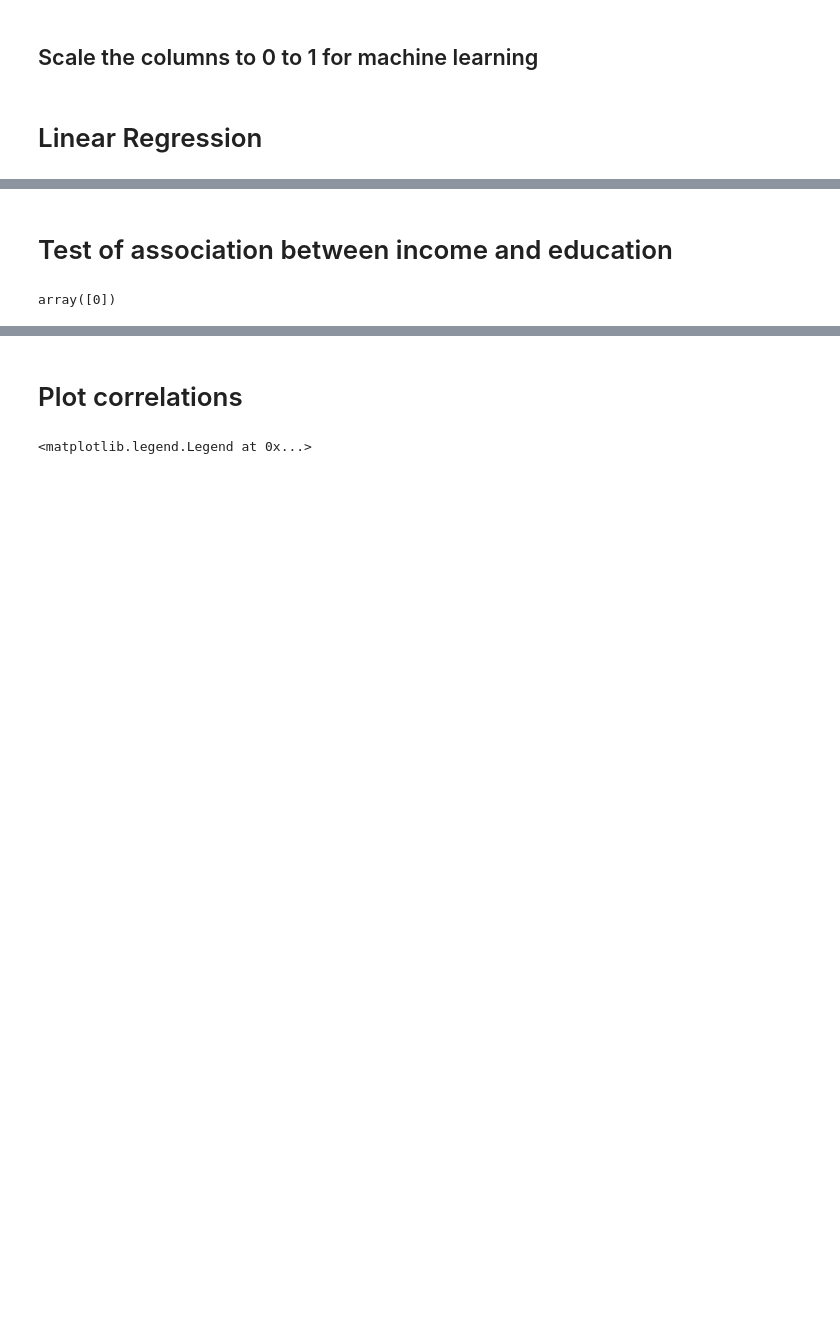
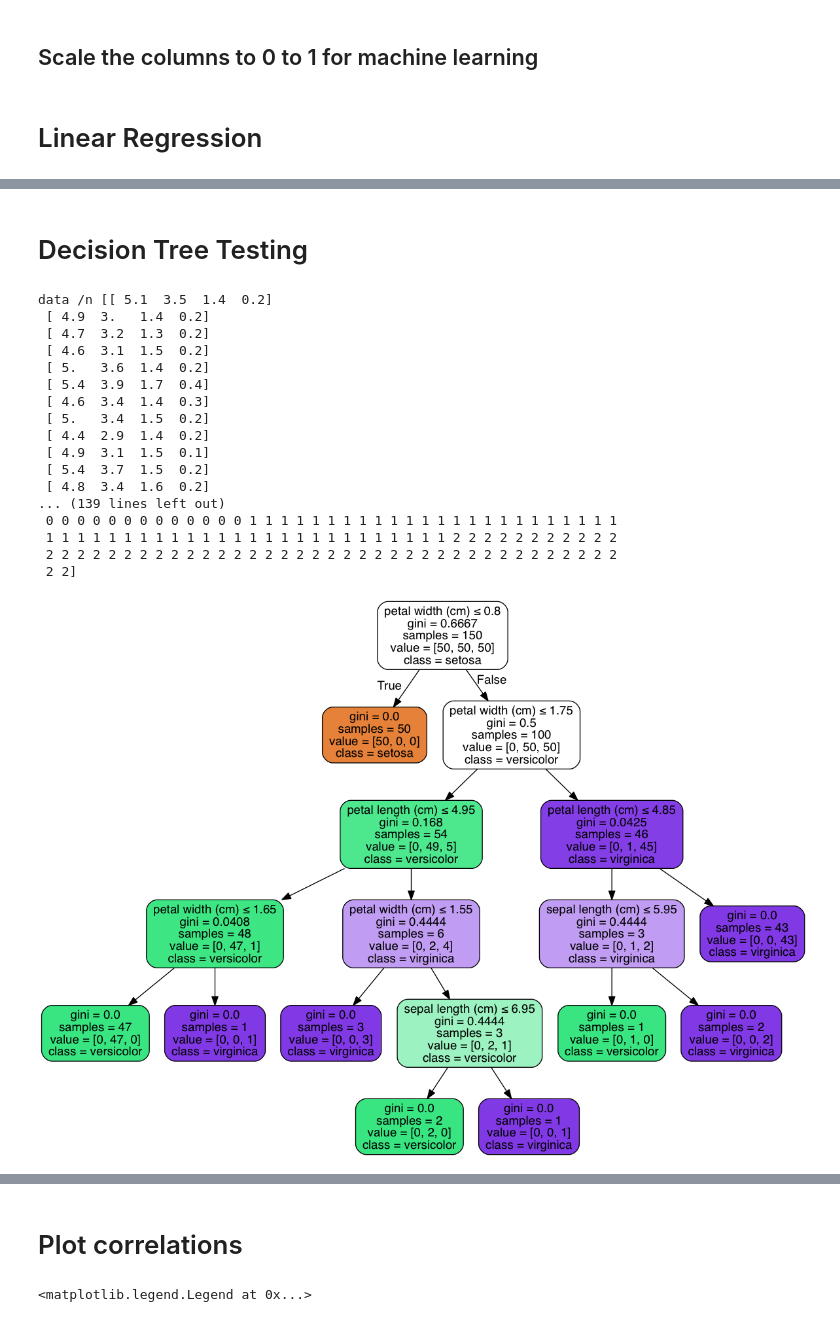
Before and after one commit to mrubash1/greenspace, a Jupyter notebook: python/geospatial_test/geo_test1_v1.ipynb, the cells around one changed output, grey strips where cells are left out. Drawn from its saved outputs; the diff is of its cells as text; code cells hidden in the pictures; blank space fills up the shorter version.

Commit message:
updated decision tree with working iris example

```diff
--- a/python/geospatial_test/geo_test1_v1.ipynb
+++ b/python/geospatial_test/geo_test1_v1.ipynb
@@ -310,22 +310,56 @@ Warnings:
 [1] Standard Errors assume that the covariance matrix of the errors is correctly specified.
 [2] The smallest eigenvalue is      0. This might indicate that there are
 strong multicollinearity problems or that the design matrix is singular.
-# %% [markdown]
-# Test of association between income and education
+# %% [markdown]
+# Decision Tree Testing
 # %%
 from sklearn.datasets import load_iris
 from sklearn import tree
 iris = load_iris()
 clf = tree.DecisionTreeClassifier()
 clf = clf.fit(iris.data, iris.target)
+print 'data /n', iris.data
+print 'target /n', iris.target
 
 from sklearn.externals.six import StringIO
 with open("iris.dot", 'w') as f:
     f = tree.export_graphviz(clf, out_file=f)
 
 import os
 os.unlink('iris.dot')
 
-clf.predict(iris.data[:1, :])
+from sklearn.externals.six import StringIO
+import pydot
+dot_data = StringIO()
+tree.export_graphviz(clf, out_file=dot_data)
+graph = pydot.graph_from_dot_data(dot_data.getvalue())
+graph.write_pdf("iris.pdf")
+
+from IPython.display import Image
+dot_data = StringIO()
+tree.export_graphviz(clf, out_file=dot_data,
+                     feature_names=iris.feature_names,
+                     class_names=iris.target_names,
+                     filled=True, rounded=True,
+                     special_characters=True)
+graph = pydot.graph_from_dot_data(dot_data.getvalue())
+Image(graph.create_png())
 # %% [output]
-array([0])
+data /n [[ 5.1  3.5  1.4  0.2]
+ [ 4.9  3.   1.4  0.2]
+ [ 4.7  3.2  1.3  0.2]
+ [ 4.6  3.1  1.5  0.2]
+ [ 5.   3.6  1.4  0.2]
+ [ 5.4  3.9  1.7  0.4]
+ [ 4.6  3.4  1.4  0.3]
+ [ 5.   3.4  1.5  0.2]
+ [ 4.4  2.9  1.4  0.2]
+ [ 4.9  3.1  1.5  0.1]
+ [ 5.4  3.7  1.5  0.2]
+ [ 4.8  3.4  1.6  0.2]
+... (139 lines left out)
+ 0 0 0 0 0 0 0 0 0 0 0 0 0 1 1 1 1 1 1 1 1 1 1 1 1 1 1 1 1 1 1 1 1 1 1 1 1
+ 1 1 1 1 1 1 1 1 1 1 1 1 1 1 1 1 1 1 1 1 1 1 1 1 1 1 2 2 2 2 2 2 2 2 2 2 2
+ 2 2 2 2 2 2 2 2 2 2 2 2 2 2 2 2 2 2 2 2 2 2 2 2 2 2 2 2 2 2 2 2 2 2 2 2 2
+ 2 2]
+[figure, added]
```
Also changed, not shown: parts of 6 cells of this notebook.
